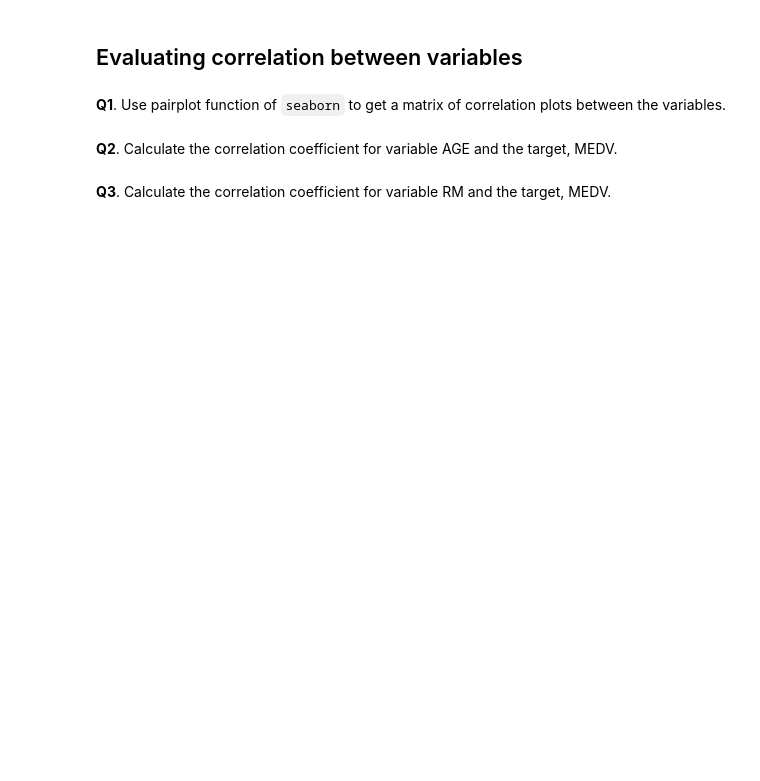
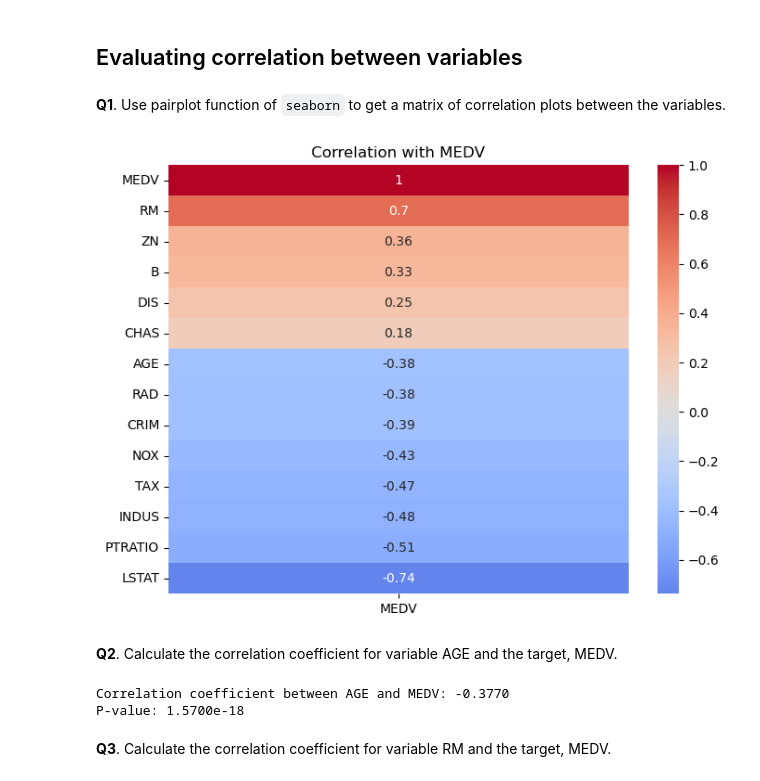
Before and after one commit to hackneycrypto/Pragmatic-Model-Evaluation, a Jupyter notebook: notebooks/feature_selection_practical.ipynb, the cells around one changed output. Drawn from its saved outputs; the diff is of its cells as text; code cells hidden in the pictures; blank space fills up the shorter version.

```diff
--- a/notebooks/feature_selection_practical.ipynb
+++ b/notebooks/feature_selection_practical.ipynb
@@ -71,6 +71,6 @@ B: 1000(Bk - 0.63)^2 where Bk is the proportion of black residents by town
 
 LSTAT: lower status of the population
 # %%
-df = pd.read_csv("data/boston_housing.csv")
+df = pd.read_csv("../data/boston_housing.csv")
 
 df.head(10)
@@ -83,2 +93,15 @@ df.head(10)
+# %%
+# Your code here...
+# sns.pairplot(df)
+# plt.show()
+
+# Heatmap showing correlations with MEDV
+plt.figure(figsize=(8, 6))
+sns.heatmap(df.corr()[['MEDV']].sort_values(by='MEDV', ascending=False),
+            annot=True, cmap='coolwarm', center=0)
+plt.title('Correlation with MEDV')
+plt.show()
+# %% [output]
+[figure, added]
 # %% [markdown]
 **Q2**. Calculate the correlation coefficient for variable AGE and the target, MEDV.
@@ -89,2 +108,12 @@ from scipy.stats import pearsonr
+# %%
+from scipy.stats import pearsonr
+
+# Your code here...
+corr, p_value = pearsonr(df['AGE'], df['MEDV'])
+print(f"Correlation coefficient between AGE and MEDV: {corr:.4f}")
+print(f"P-value: {p_value:.4e}")
+# %% [output]
+Correlation coefficient between AGE and MEDV: -0.3770
+P-value: 1.5700e-18
 # %% [markdown]
 **Q3**. Calculate the correlation coefficient for variable RM and the target, MEDV.
```
Also changed, not shown: parts of 27 cells of this notebook.
